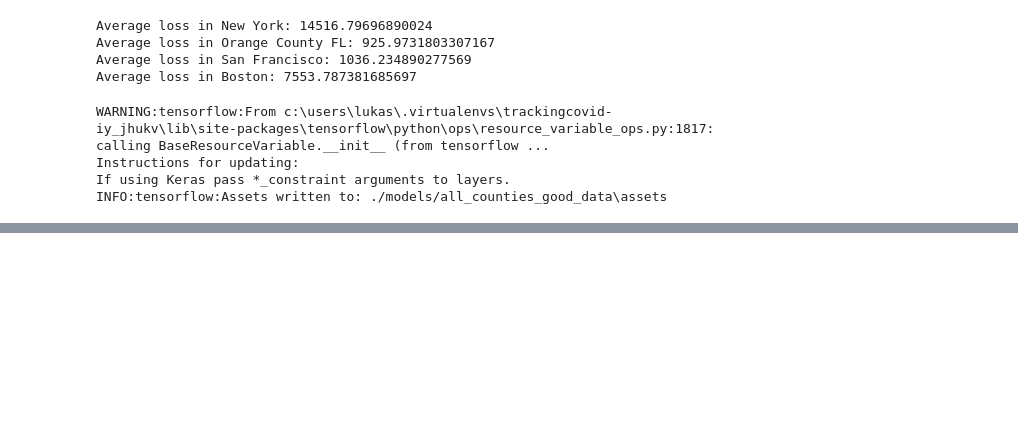
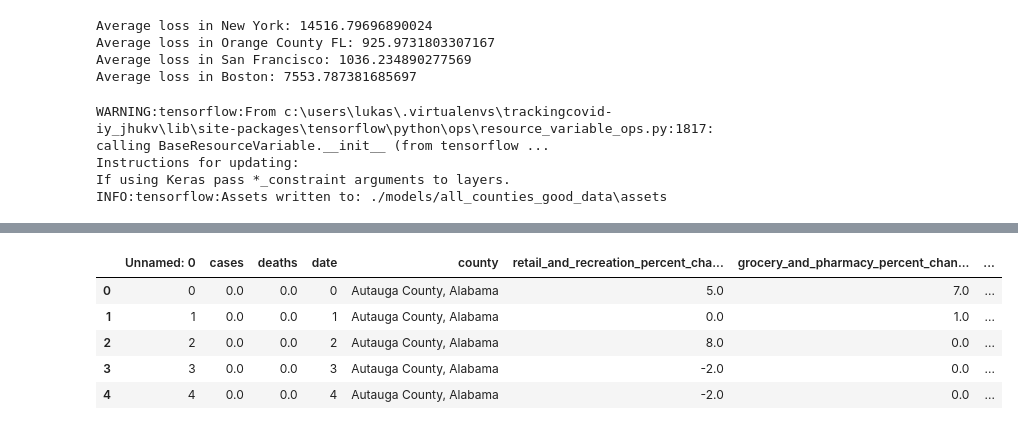
Before and after one commit to lukasrosario/trackingcovid, a Jupyter notebook: Lukas/ml.ipynb, the cells around one changed output, grey strips where cells are left out. Saved outputs shown, nothing was run; the diff lists cells and outputs as text; code cells hidden in the pictures; blank space fills up the shorter version.

```diff
--- a/Lukas/ml.ipynb
+++ b/Lukas/ml.ipynb
@@ -531,0 +615,9 @@ INFO:tensorflow:Assets written to: ./models/all_counties_good_data\assets
+# %%
+to_merge.head()
+# %% [output]
+|  | Unnamed: 0 | cases | deaths | date | county | retail_and_recreation_percent_cha... | grocery_and_pharmacy_percent_chan... | ... |
+| 0 | 0 | 0.0 | 0.0 | 0 | Autauga County, Alabama | 5.0 | 7.0 | ... |
+| 1 | 1 | 0.0 | 0.0 | 1 | Autauga County, Alabama | 0.0 | 1.0 | ... |
+| 2 | 2 | 0.0 | 0.0 | 2 | Autauga County, Alabama | 8.0 | 0.0 | ... |
+| 3 | 3 | 0.0 | 0.0 | 3 | Autauga County, Alabama | -2.0 | 0.0 | ... |
+| 4 | 4 | 0.0 | 0.0 | 4 | Autauga County, Alabama | -2.0 | 0.0 | ... |
```
Also changed, not shown: parts of 16 cells of this notebook, 7 other files.
